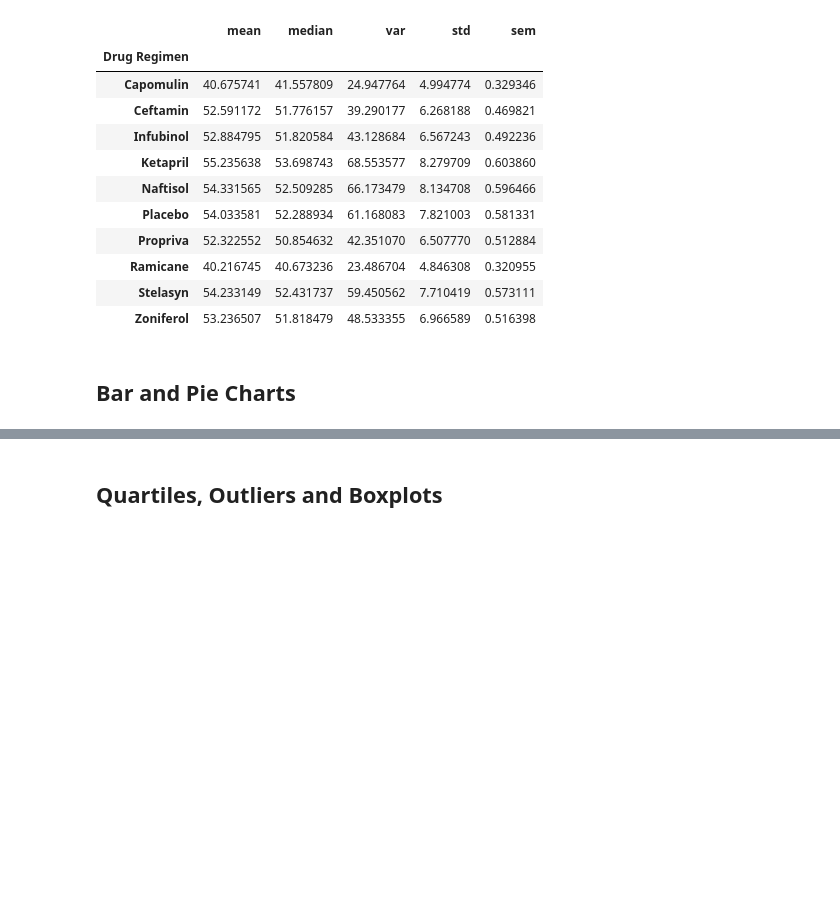
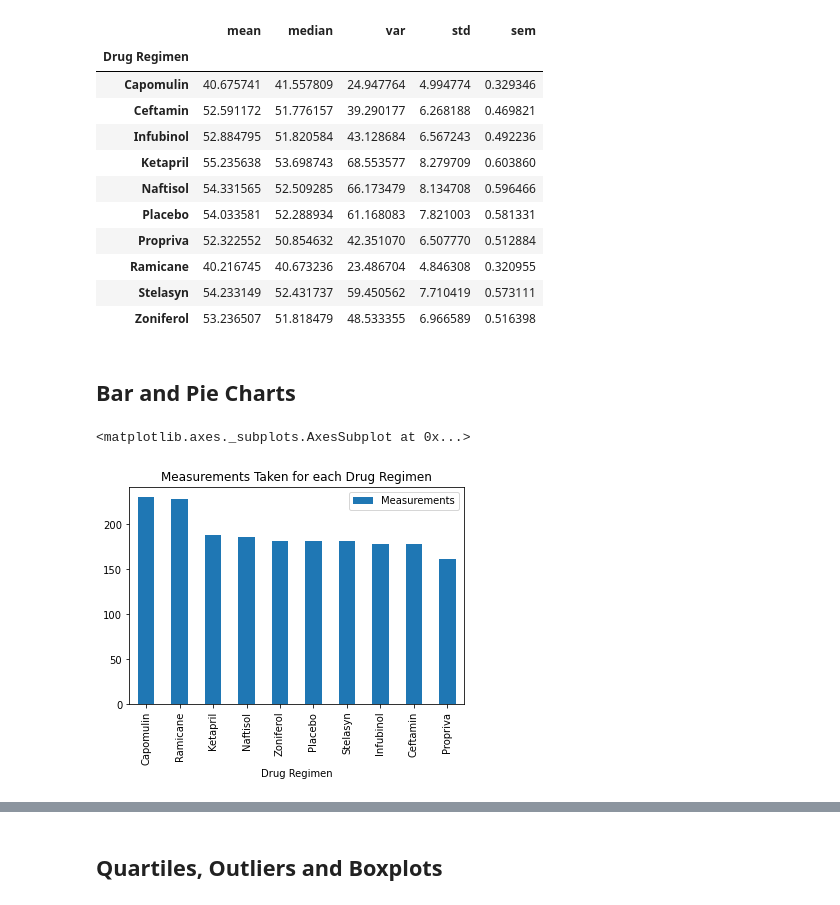
Before and after one commit to ASacdpraseuth/pymaceuticals, a Jupyter notebook: pymaceuticals_starter.ipynb, the cells around one changed output, grey strips where cells are left out. Saved outputs shown, nothing was run; the diff lists cells and outputs as text; code cells hidden in the pictures; blank space fills up the shorter version.

Commit message:
bar graphs done

```diff
--- a/pymaceuticals_starter.ipynb
+++ b/pymaceuticals_starter.ipynb
@@ -169,5 +169,12 @@ agg_df
 ## Bar and Pie Charts
 # %%
 # Generate a bar plot showing the total number of measurements taken on each drug regimen using pandas.
+measurements = pd.DataFrame(df['Drug Regimen'].value_counts())
+measurements = measurements.reset_index()
+measurements = measurements.rename(columns={'index':'Drug Regimen','Drug Regimen':'Measurements'})
+measurements.plot.bar(x='Drug Regimen', y='Measurements', title='Measurements Taken for each Drug Regimen')
+# %% [output]
+<matplotlib.axes._subplots.AxesSubplot at 0x...>
+[figure, added]
 # %%
 # Generate a bar plot showing the total number of measurements taken on each drug regimen using pyplot.
```
Also changed, not shown: parts of 2 cells of this notebook.
